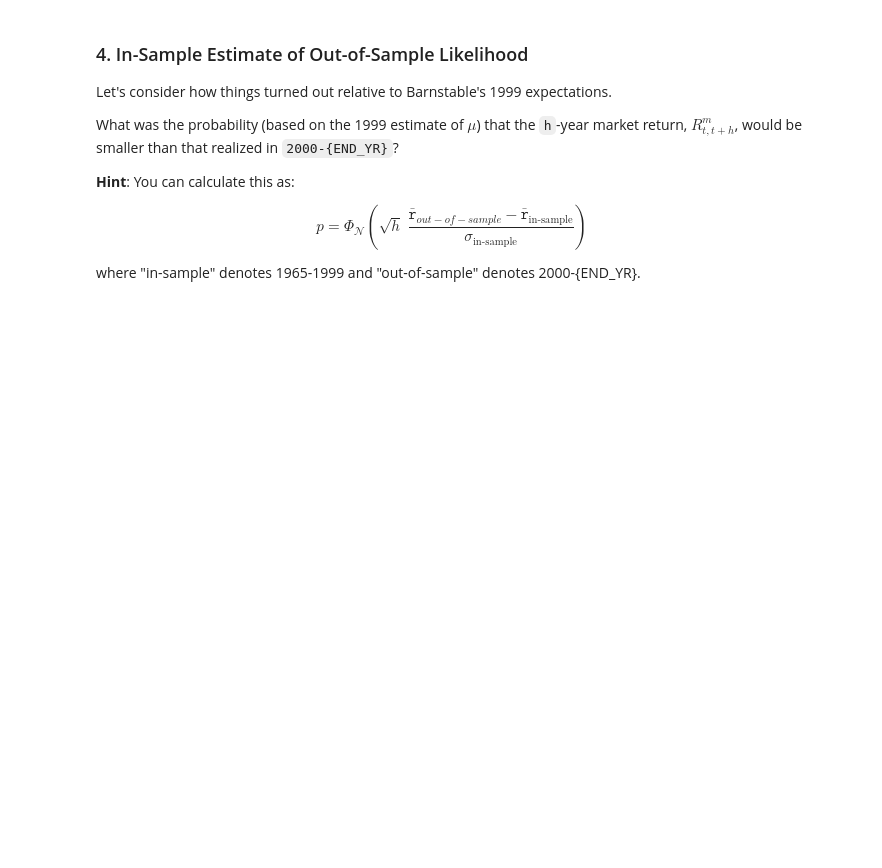
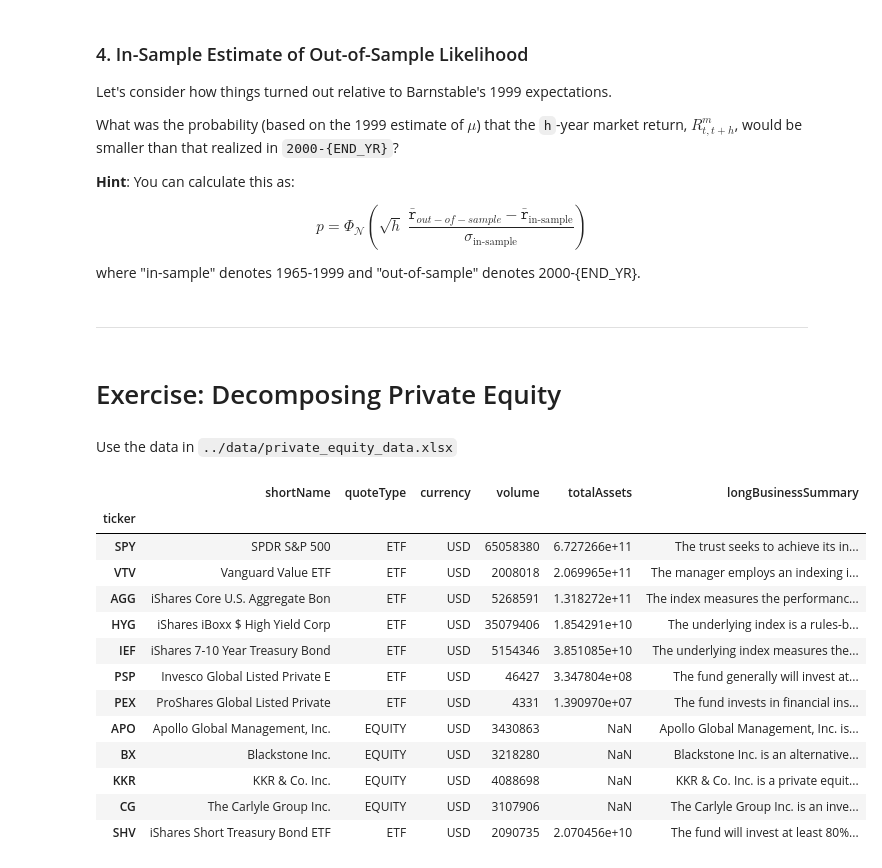
Before and after one commit to forddendorf/finm36700_group1A, a Jupyter notebook: Portfolio_hw3.ipynb, the cells around one changed output. Drawn from its saved outputs; the diff is of its cells as text; code cells hidden in the pictures; blank space fills up the shorter version.

Commit message:
Added exercises for hw3

```diff
--- a/Portfolio_hw3.ipynb
+++ b/Portfolio_hw3.ipynb
@@ -193,3 +193,9 @@ What was the probability (based on the 1999 estimate of $\mu$) that the `h`-year
 $$p = \Phi_{\mathcal{N}}\left(\sqrt{h}\; \frac{\bar{\texttt{r}}_{out-of-sample} - \bar{\texttt{r}}_{\text{in-sample}}}{\sigma_{\text{in-sample}}}\right)$$
 
 where "in-sample" denotes 1965-1999 and "out-of-sample" denotes 2000-{END_YR}.
+# %% [markdown]
+***
+# %% [markdown]
+# Exercise: Decomposing Private Equity
+# %% [markdown]
+Use the data in `../data/private_equity_data.xlsx`
@@ -195,0 +204,21 @@ where "in-sample" denotes 1965-1999 and "out-of-sample" denotes 2000-{END_YR}.
+# %%
+LOADFILE = 'data/private_equity_data.xlsx'
+info = pd.read_excel(LOADFILE,sheet_name='descriptions').set_index('ticker')
+rets = pd.read_excel(LOADFILE,sheet_name='total returns').set_index('date')
+# %%
+info
+# %% [output]
+|  | shortName | quoteType | currency | volume | totalAssets | longBusinessSummary |
+| ticker |  |  |  |  |  |  |
+| SPY | SPDR S&P 500 | ETF | USD | 65058380 | 6.727266e+11 | The trust seeks to achieve its in... |
+| VTV | Vanguard Value ETF | ETF | USD | 2008018 | 2.069965e+11 | The manager employs an indexing i... |
+| AGG | iShares Core U.S. Aggregate Bon | ETF | USD | 5268591 | 1.318272e+11 | The index measures the performanc... |
+| HYG | iShares iBoxx $ High Yield Corp | ETF | USD | 35079406 | 1.854291e+10 | The underlying index is a rules-b... |
+| IEF | iShares 7-10 Year Treasury Bond | ETF | USD | 5154346 | 3.851085e+10 | The underlying index measures the... |
+| PSP | Invesco Global Listed Private E | ETF | USD | 46427 | 3.347804e+08 | The fund generally will invest at... |
+| PEX | ProShares Global Listed Private | ETF | USD | 4331 | 1.390970e+07 | The fund invests in financial ins... |
+| APO | Apollo Global Management, Inc. | EQUITY | USD | 3430863 | NaN | Apollo Global Management, Inc. is... |
+| BX | Blackstone Inc. | EQUITY | USD | 3218280 | NaN | Blackstone Inc. is an alternative... |
+| KKR | KKR & Co. Inc. | EQUITY | USD | 4088698 | NaN | KKR & Co. Inc. is a private equit... |
+| CG | The Carlyle Group Inc. | EQUITY | USD | 3107906 | NaN | The Carlyle Group Inc. is an inve... |
+| SHV | iShares Short Treasury Bond ETF | ETF | USD | 2090735 | 2.070456e+10 | The fund will invest at least 80%... |
```
Also changed, not shown: parts of 15 cells of this notebook, 1 other file.
